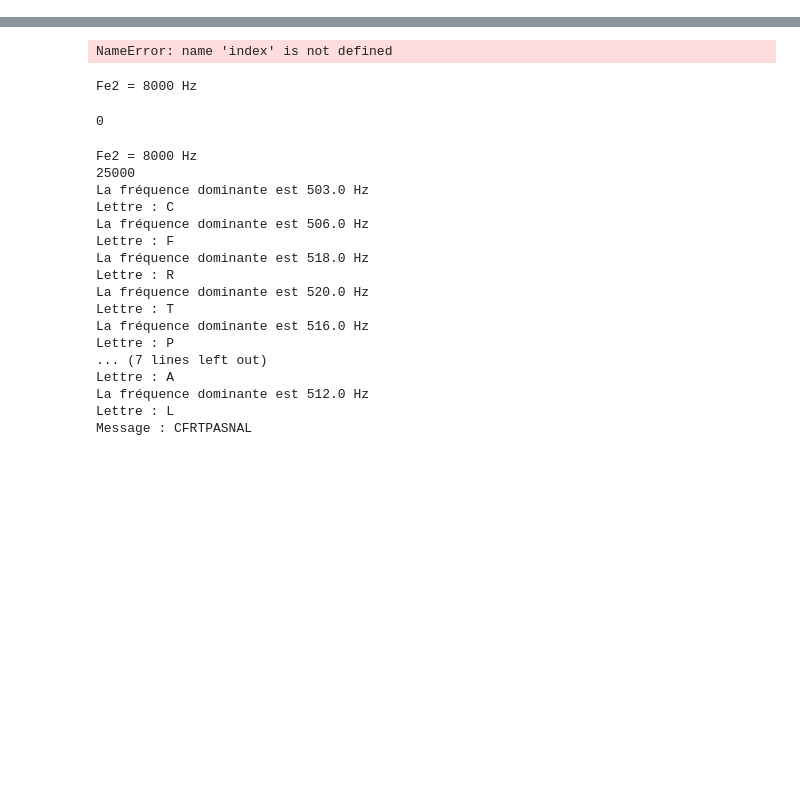
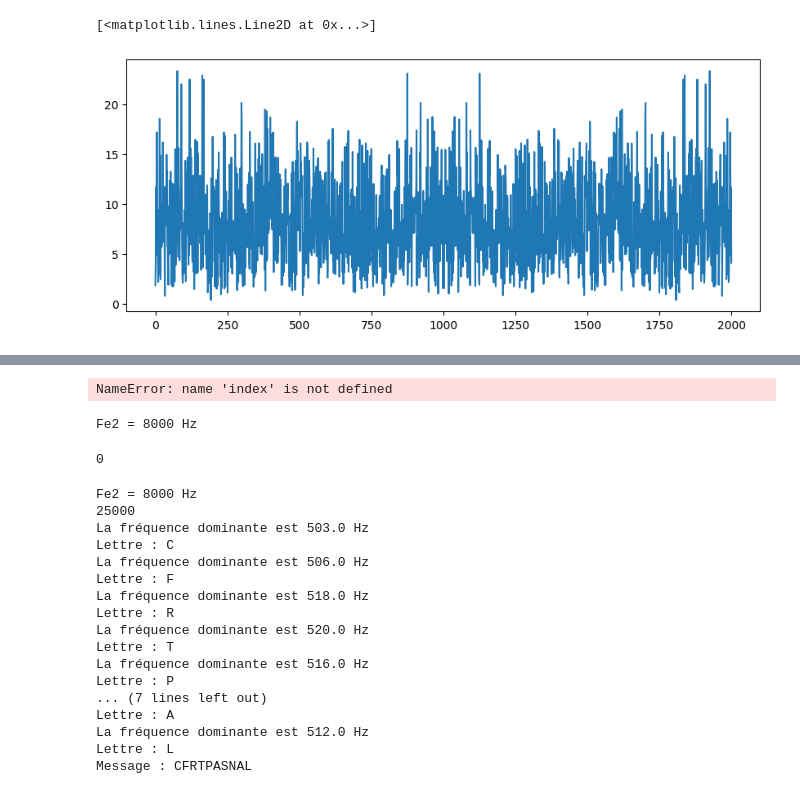
Before and after one commit to Bastaxeloux/si101proj, a Jupyter notebook: decode.ipynb, the cells around one changed output, grey strips where cells are left out. Saved outputs shown, nothing was run; the diff lists cells and outputs as text; code cells hidden in the pictures; blank space fills up the shorter version.

```diff
--- a/decode.ipynb
+++ b/decode.ipynb
@@ -24,6 +24,13 @@ Fe = 8000 Hz
 ipd.Audio(x, rate=Fe)
 # %% [output]
 [interactive output not drawn]
+# %%
+tfd2 = np.abs(np.fft.fft(x[2500:4501]))
+plt.figure(figsize=(10, 4))
+plt.plot(tfd2)
+# %% [output]
+[<matplotlib.lines.Line2D at 0x...>]
+[figure, added]
 # %%
 frequence_coupure = 1/526
 ordre_filtre = 4
```
Also changed, not shown: parts of 4 cells of this notebook, 2 other files.
